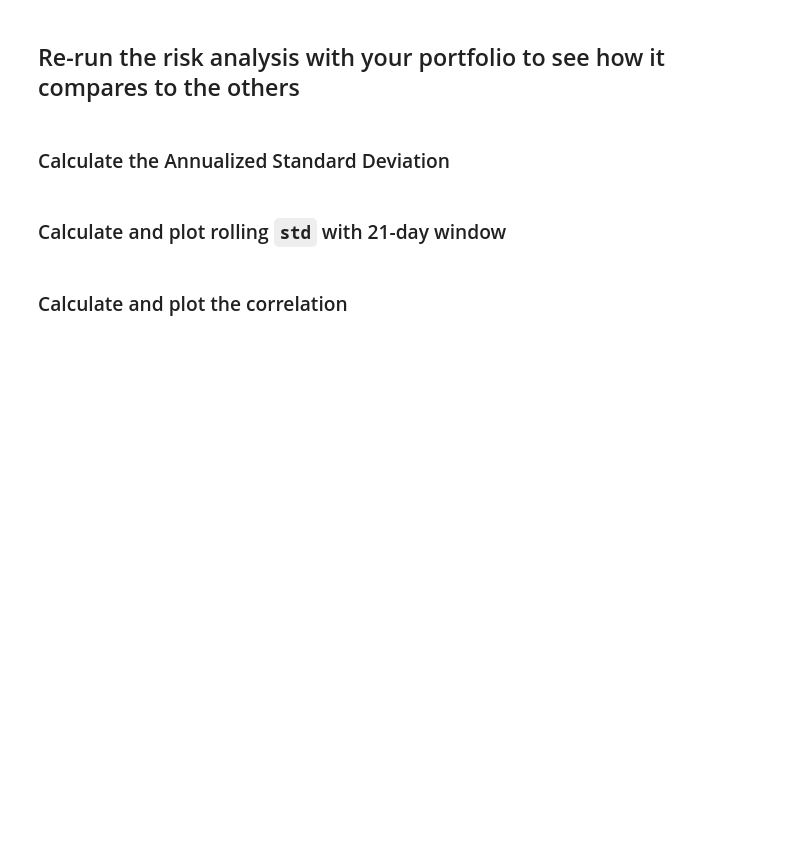
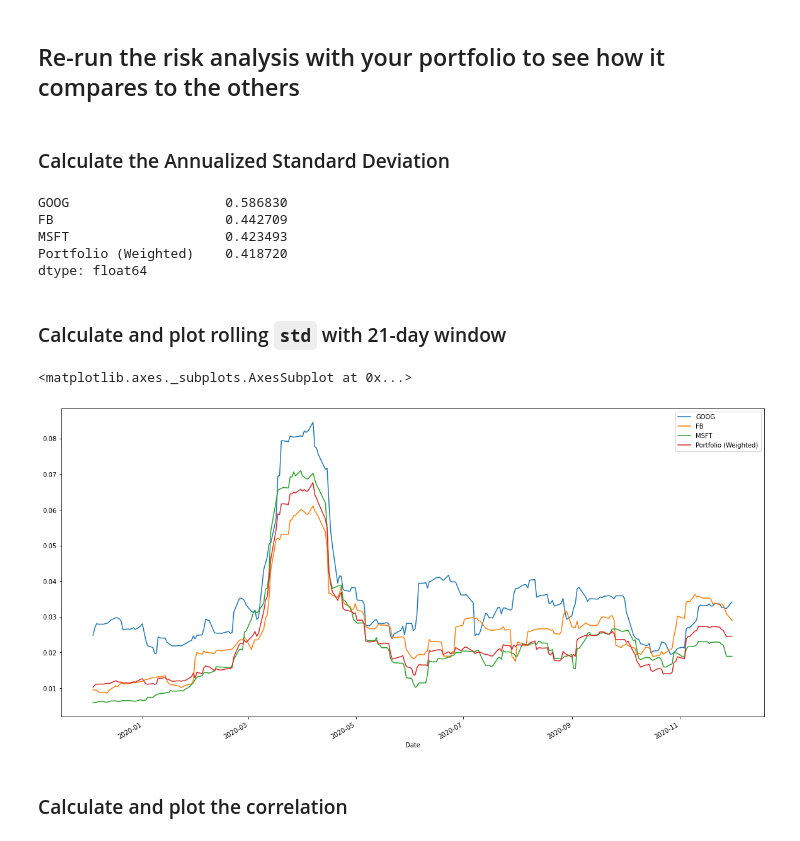
Before and after one commit to meowyen/hw4-whale-analysis, a Jupyter notebook: whale_analysis.ipynb, the cells around one changed output. Cells and saved outputs as stored; diff of their text form; code cells hidden in the pictures; blank space fills up the shorter version.

```diff
--- a/whale_analysis.ipynb
+++ b/whale_analysis.ipynb
@@ -291,19 +476,35 @@ weighted_returns.sample(10)
 ## Join your portfolio returns to the DataFrame that contains all of the portfolio returns
 # %%
 # Join your returns DataFrame to the original returns DataFrame
+combined_returns = pd.concat([stocks_daily_returns, weighted_returns], axis="columns", join="inner")
+combined_returns.columns = ["GOOG", "FB", "MSFT", "Portfolio (Weighted)"]
 # %%
 # Only compare dates where return data exists for all the stocks (drop NaNs)
+combined_returns = combined_returns.dropna()
 # %% [markdown]
 ## Re-run the risk analysis with your portfolio to see how it compares to the others
 # %% [markdown]
 ### Calculate the Annualized Standard Deviation
 # %%
 # Calculate the annualized `std`
+combined_annualized_std = combined_returns.std() * np.sqrt(252)
+combined_annualized_std
+# %% [output]
+GOOG                    0.586830
+FB                      0.442709
+MSFT                    0.423493
+Portfolio (Weighted)    0.418720
+dtype: float64
 # %% [markdown]
 ### Calculate and plot rolling `std` with 21-day window
 # %%
 # Calculate rolling standard deviation
+combined_rolling21_std = combined_returns.rolling(window=21).std()
 
 # Plot rolling standard deviation
+combined_rolling21_std.plot(figsize=(20,10))
+# %% [output]
+<matplotlib.axes._subplots.AxesSubplot at 0x...>
+[figure, added]
 # %% [markdown]
 ### Calculate and plot the correlation
```
Also changed, not shown: parts of 35 cells of this notebook, 1 other file.
